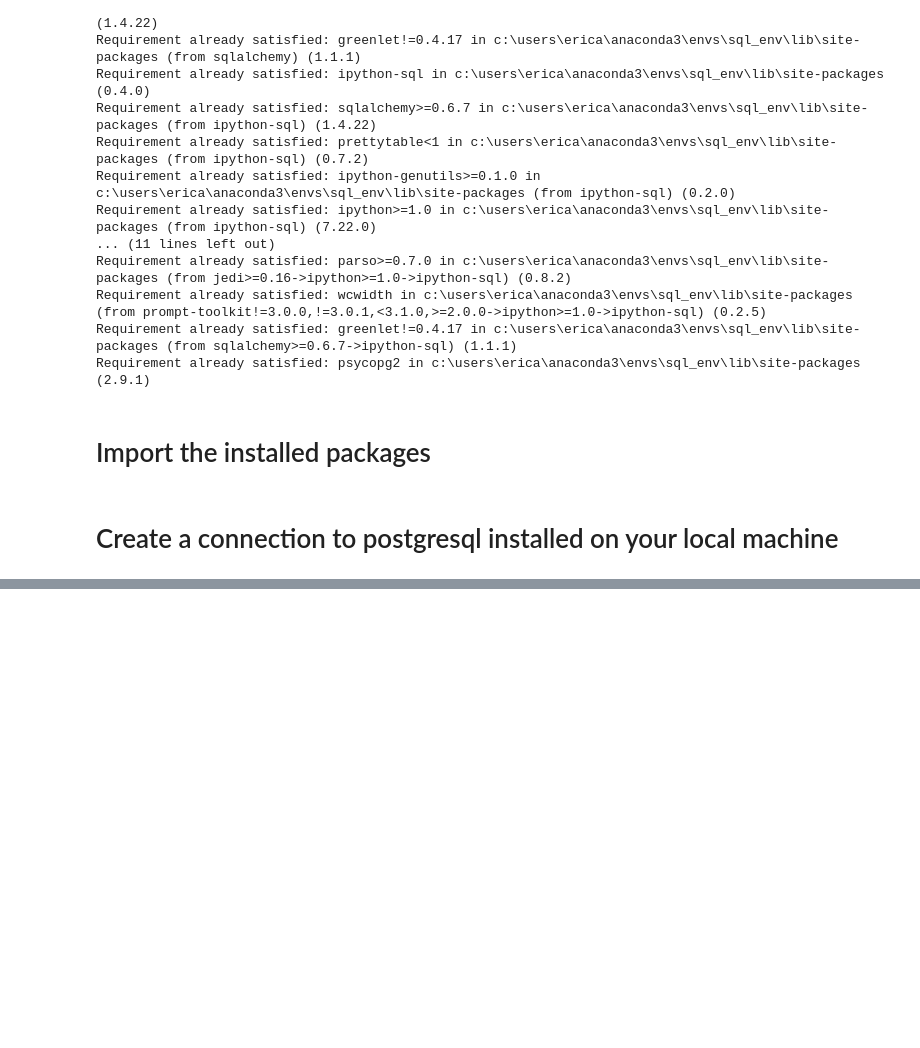
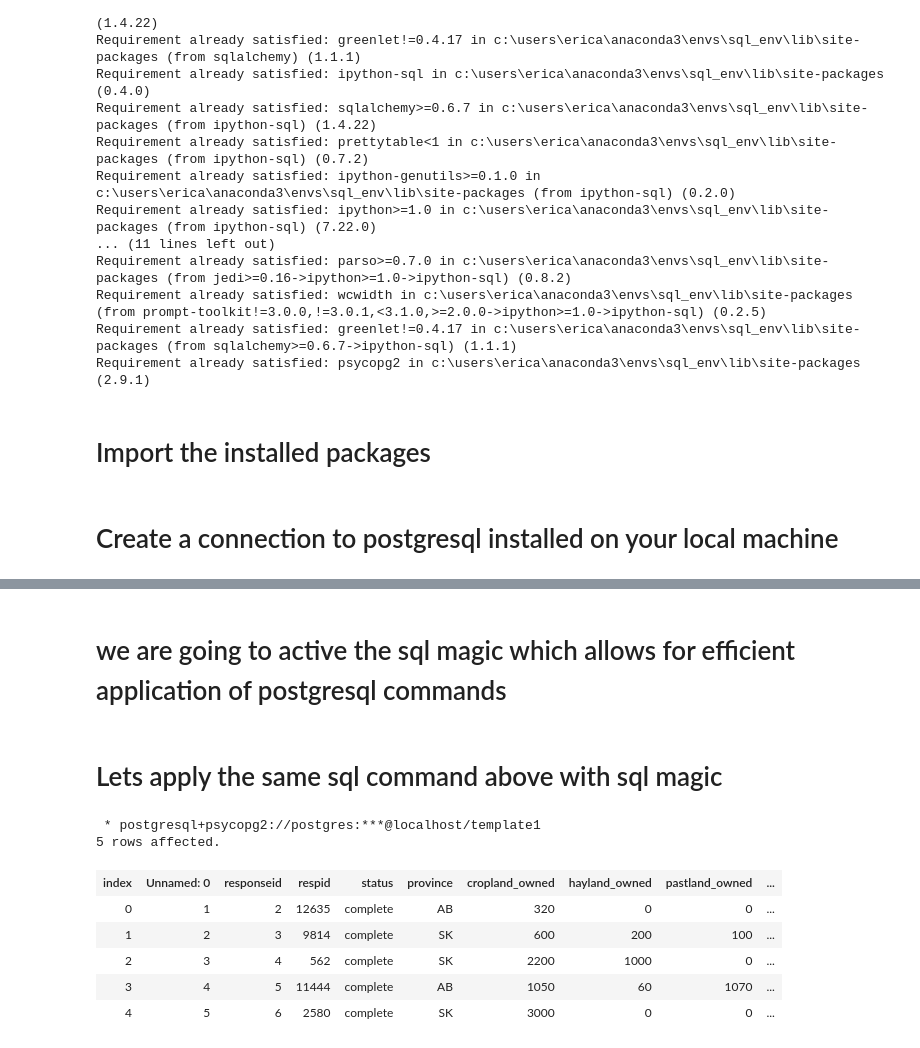
Before and after one commit to ericasare1/Data_Smart_Science, a Jupyter notebook: Python/Postgresql/postgresql_python_connection.ipynb, the cells around one changed output, grey strips where cells are left out. Cells and saved outputs as stored; diff of their text form; code cells hidden in the pictures; blank space fills up the shorter version.

Commit message:
quick intro to sql magic from ipython-sql

```diff
--- a/Python/Postgresql/postgresql_python_connection.ipynb
+++ b/Python/Postgresql/postgresql_python_connection.ipynb
@@ -39,0 +90,2 @@ engine_posgre = create_engine("postgresql+psycopg2://postgres:Admin123@localhost
+# %% [markdown]
+# we are going to active the sql magic which allows for efficient application of postgresql commands
@@ -39,0 +98,16 @@ engine_posgre = create_engine("postgresql+psycopg2://postgres:Admin123@localhost
+# %% [markdown]
+# Lets apply the same sql command above with sql magic
+# %%
+%%sql
+SELECT *
+FROM processeddata
+Limit 5;
+# %% [output]
+ * postgresql+psycopg2://postgres:***@localhost/template1
+5 rows affected.
+| index | Unnamed: 0 | responseid | respid | status | province | cropland_owned | hayland_owned | pastland_owned | ... |
+| 0 | 1 | 2 | 12635 | complete | AB | 320 | 0 | 0 | ... |
+| 1 | 2 | 3 | 9814 | complete | SK | 600 | 200 | 100 | ... |
+| 2 | 3 | 4 | 562 | complete | SK | 2200 | 1000 | 0 | ... |
+| 3 | 4 | 5 | 11444 | complete | AB | 1050 | 60 | 1070 | ... |
+| 4 | 5 | 6 | 2580 | complete | SK | 3000 | 0 | 0 | ... |
```
Also changed, not shown: parts of 12 cells of this notebook, 7 other files.
